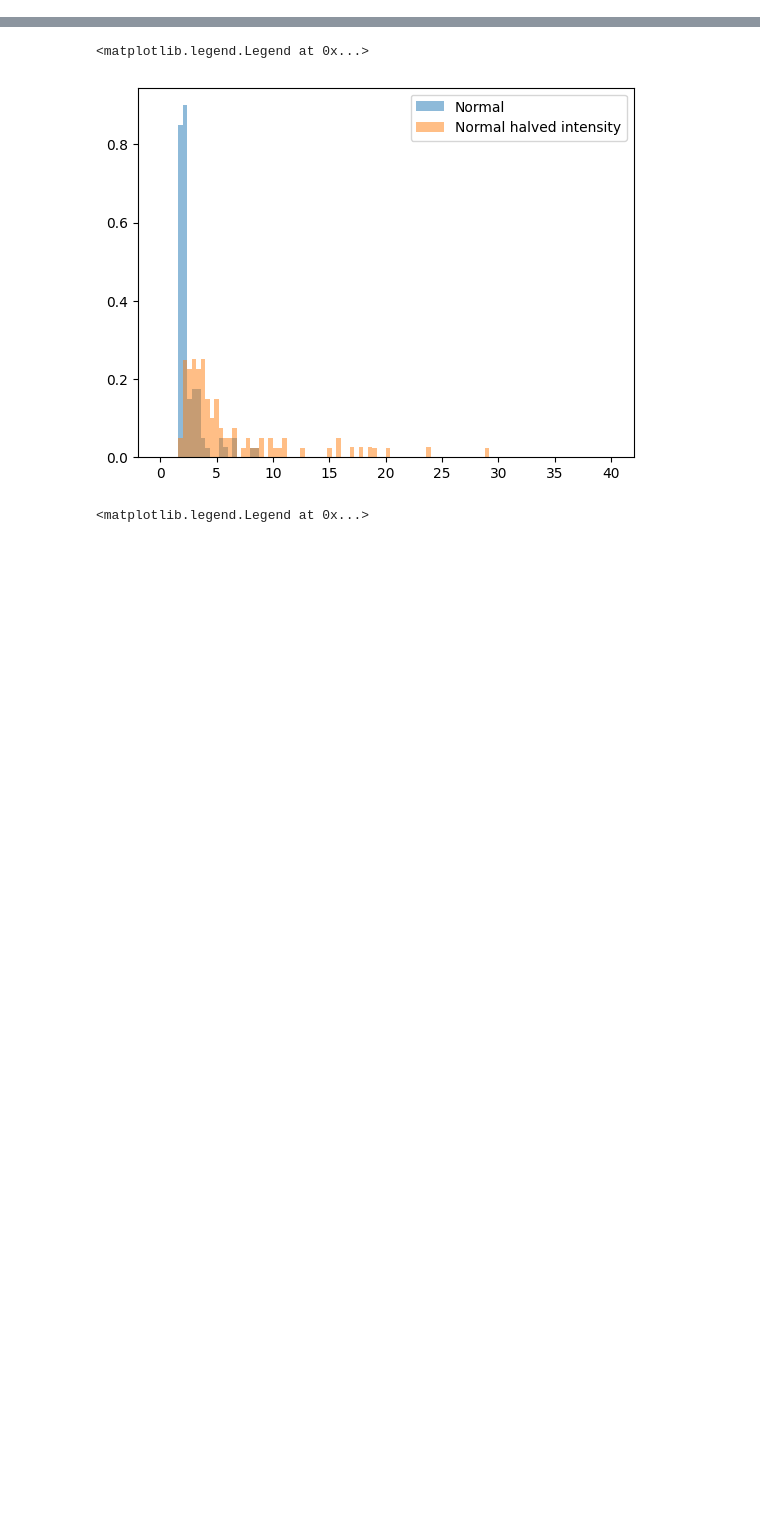
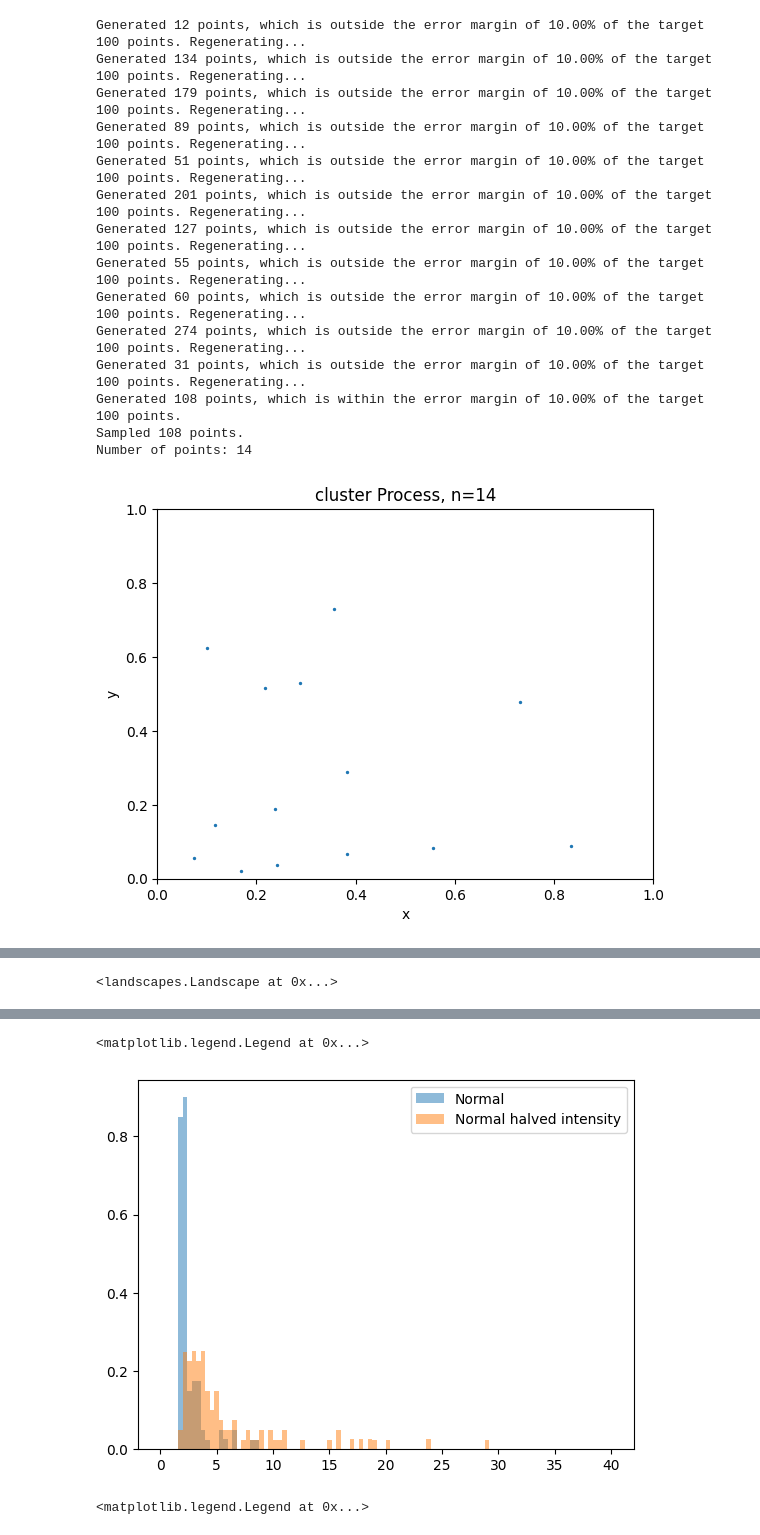
Before and after one commit to siroj99/Master_thesis, a Jupyter notebook: code/Point_Processes.ipynb, the cells around one changed output, grey strips where cells are left out. Drawn from its saved outputs; the diff is of its cells as text; code cells hidden in the pictures; blank space fills up the shorter version.

```diff
--- a/code/Point_Processes.ipynb
+++ b/code/Point_Processes.ipynb
@@ -94,0 +146,37 @@ test_land.plot()
+# %%
+def Laplacian_fun(B22_st, B22_stm1, B22_sm1t, B22_sm1tm1, eye):
+    # return B22_stm1@B22_sm1t@(eye-B22_st)@B22_sm1t
+    # return B22_sm1t@(eye-B22_st)@B22_sm1t@B22_stm1
+    # return B22_sm1t@B22_stm1@(eye-B22_st)@B22_stm1
+    # return B22_stm1@(eye-B22_st)@B22_stm1@B22_sm1t
+    # return B22_sm1tm1-B22_sm1t-B22_stm1+B22_st
+
+
+    # return B22_stm1@B22_sm1t+B22_sm1t@B22_stm1-2*B22_st
+    # return eye-B22_st
+
+    # return B22_stm1@(eye-B22_st)@(eye - B22_sm1tm1 + B22_sm1t)
+
+    # Best
+    return B22_sm1t@B22_stm1-B22_st
+
+f = PointProcessFiltration(100, plot=True, seed=124, method="cluster", max_r=0.025)
+Lap_land = Lap_Landscape(f=f, show_trace_diagram=True, Laplacian_fun=Laplacian_fun, min_dim=1, compute_only_trace=True, max_t=0.025)
+# Lap_land = Landscape(f, max_t=0.025)
+Lap_land.plot()
+# %% [output]
+Generated 12 points, which is outside the error margin of 10.00% of the target 100 points. Regenerating...
+Generated 134 points, which is outside the error margin of 10.00% of the target 100 points. Regenerating...
+Generated 179 points, which is outside the error margin of 10.00% of the target 100 points. Regenerating...
+Generated 89 points, which is outside the error margin of 10.00% of the target 100 points. Regenerating...
+Generated 51 points, which is outside the error margin of 10.00% of the target 100 points. Regenerating...
+Generated 201 points, which is outside the error margin of 10.00% of the target 100 points. Regenerating...
+Generated 127 points, which is outside the error margin of 10.00% of the target 100 points. Regenerating...
+Generated 55 points, which is outside the error margin of 10.00% of the target 100 points. Regenerating...
+Generated 60 points, which is outside the error margin of 10.00% of the target 100 points. Regenerating...
+Generated 274 points, which is outside the error margin of 10.00% of the target 100 points. Regenerating...
+Generated 31 points, which is outside the error margin of 10.00% of the target 100 points. Regenerating...
+Generated 108 points, which is within the error margin of 10.00% of the target 100 points.
+Sampled 108 points.
+Number of points: 14
+[figure, added]
@@ -94,0 +195,4 @@ test_land.plot()
+# %%
+new_land1
+# %% [output]
+<landscapes.Landscape at 0x...>
```
Also changed, not shown: parts of 15 cells of this notebook, 31 other files.
